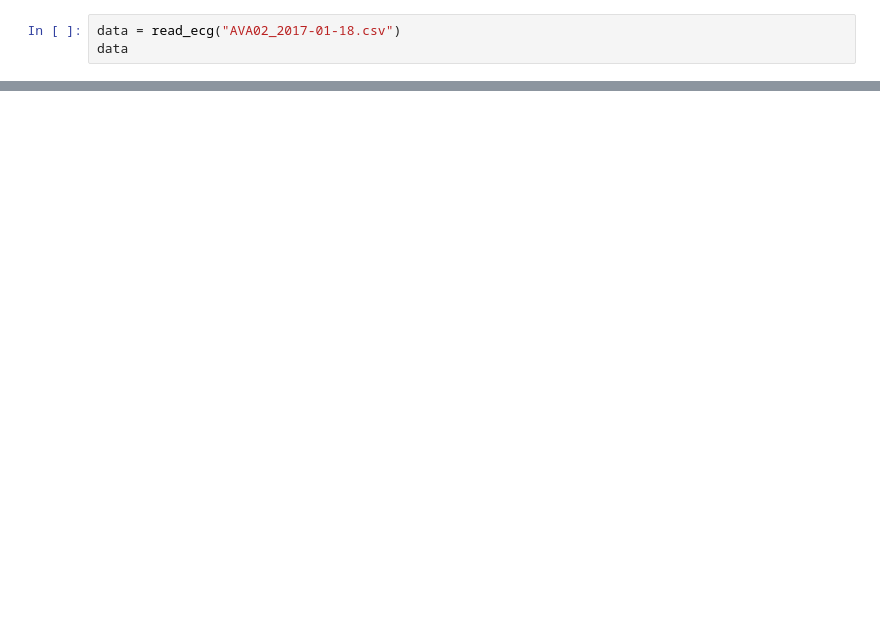
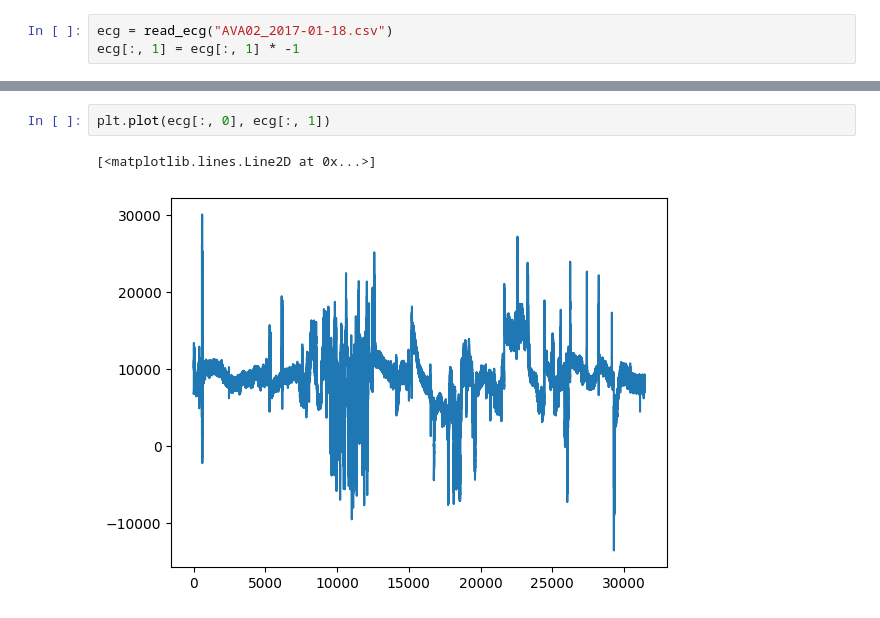
Before and after one commit to jaropis/signalweaver, a Jupyter notebook: crunch.ipynb, the cells around one changed output, grey strips where cells are left out. Drawn from its saved outputs; the diff is of its cells as text; blank space fills up the shorter version.

```diff
--- a/crunch.ipynb
+++ b/crunch.ipynb
@@ -17,5 +12,5 @@ def read_ecg(filename):
             result.append([float(row[0]), float(row[1])])
     return np.array(result)
 # %%
-data = read_ecg("AVA02_2017-01-18.csv")
-data
+ecg = read_ecg("AVA02_2017-01-18.csv")
+ecg[:, 1] = ecg[:, 1] * -1
@@ -83,0 +44,5 @@ plt.show()
+# %%
+plt.plot(ecg[:, 0], ecg[:, 1])
+# %% [output]
+[<matplotlib.lines.Line2D at 0x...>]
+[figure, added]
```
Also changed, not shown: parts of 17 cells of this notebook.
